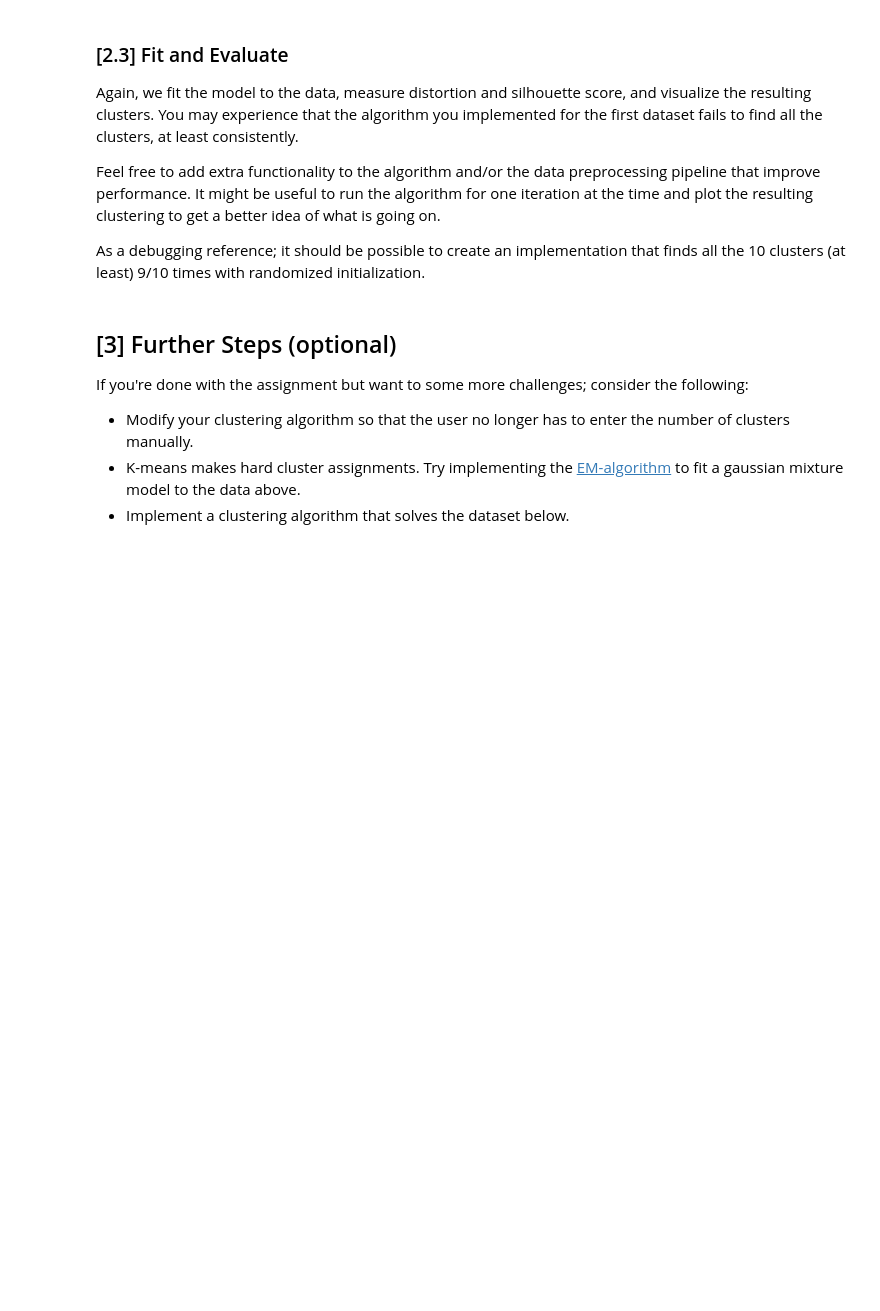
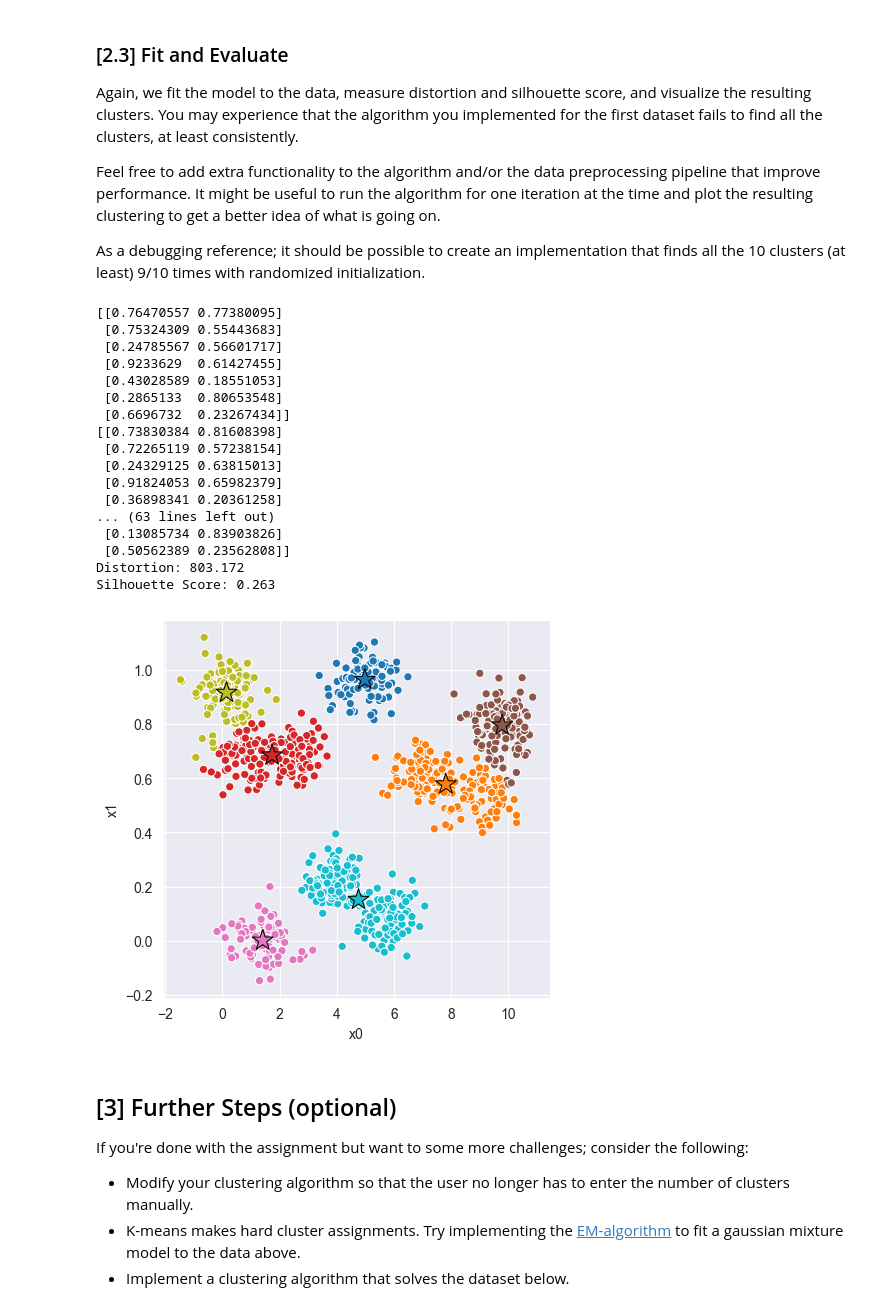
Before and after one commit to jimoskar/ml, a Jupyter notebook: k_means/experiment.ipynb, the cells around one changed output. Drawn from its saved outputs; the diff is of its cells as text; code cells hidden in the pictures; blank space fills up the shorter version.

```diff
--- a/k_means/experiment.ipynb
+++ b/k_means/experiment.ipynb
@@ -128,21 +132,40 @@ As a debugging reference; it should be possible to create an implementation that
 # %%
 # Fit Model
 X = data_2[['x0', 'x1']]
-model_2 = km.KMeans()  # <-- Feel free to add hyperparameters
+model_2 = km.KMeans(num_clust=10)  # <-- Feel free to add hyperparameters
 model_2.fit(X)
 
 # Compute Silhouette Score
 z = model_2.predict(X)
 print(f'Distortion: {km.euclidean_distortion(X, z) :.3f}')
 print(f'Silhouette Score: {km.euclidean_silhouette(X, z) :.3f}')
 
 # Plot cluster assignments
 C = model_2.get_centroids()
 K = len(C)
 _, ax = plt.subplots(figsize=(5, 5), dpi=100)
 sns.scatterplot(x='x0', y='x1', hue=z, hue_order=range(K), palette='tab10', data=X, ax=ax);
 sns.scatterplot(x=C[:,0], y=C[:,1], hue=range(K), palette='tab10', marker='*', s=250, edgecolor='black', ax=ax)
 ax.legend().remove();
+# %% [output]
+[[0.76470557 0.77380095]
+ [0.75324309 0.55443683]
+ [0.24785567 0.56601717]
+ [0.9233629  0.61427455]
+ [0.43028589 0.18551053]
+ [0.2865133  0.80653548]
+ [0.6696732  0.23267434]]
+[[0.73830384 0.81608398]
+ [0.72265119 0.57238154]
+ [0.24329125 0.63815013]
+ [0.91824053 0.65982379]
+ [0.36898341 0.20361258]
+... (63 lines left out)
+ [0.13085734 0.83903826]
+ [0.50562389 0.23562808]]
+Distortion: 803.172
+Silhouette Score: 0.263
+[figure, added]
 # %% [markdown]
 ## [3] Further Steps (optional)
 
```
Also changed, not shown: parts of 3 cells of this notebook, 1 other file.
